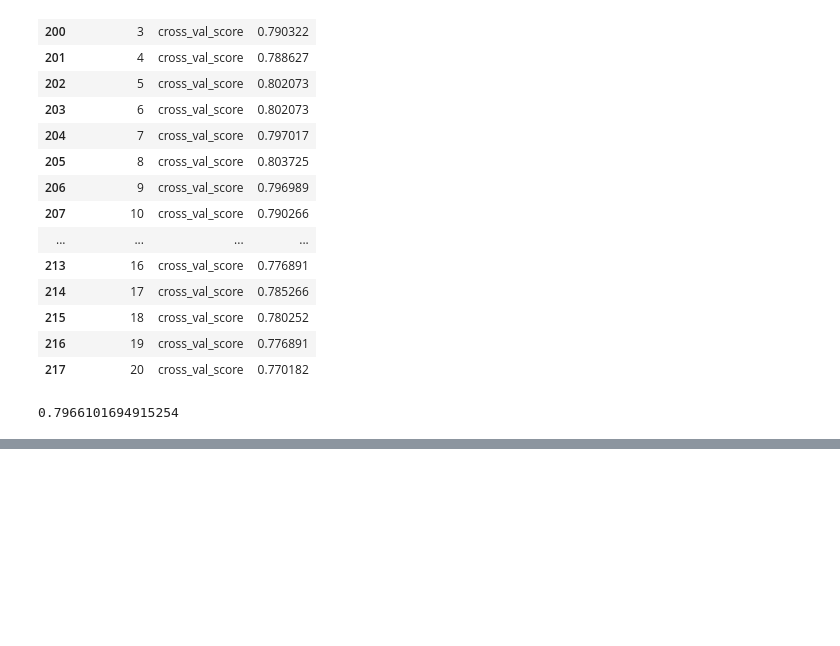
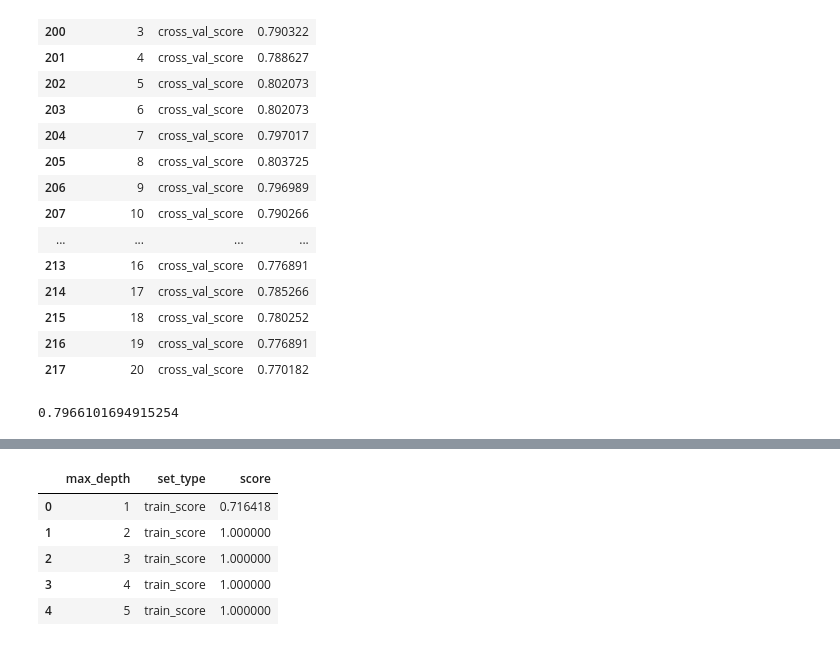
Before and after one commit to FlameDanita/DS-ML_courses, a Jupyter notebook: Введение в Data Science и машинное обучение/2. Решающие деревья/2.4 Обучение, переобучение, недообучение и кросвалидация.ipynb, the cells around one changed output, grey strips where cells are left out. Saved outputs shown, nothing was run; the diff lists cells and outputs as text; code cells hidden in the pictures; blank space fills up the shorter version.

```diff
--- a/Введение в Data Science и машинное обучение/2. Решающие деревья/2.4 Обучение, переобучение, недообучение и кросвалидация.ipynb
+++ b/Введение в Data Science и машинное обучение/2. Решающие деревья/2.4 Обучение, переобучение, недообучение и кросвалидация.ipynb
@@ -170,0 +268,11 @@ cross_val_score(clf, X_test, y_test, cv=5).mean()
+# %%
+scores_data_long = pd.melt(scores_data, id_vars=['max_depth'], value_vars=['train_score', 'test_score',],
+                var_name='set_type', value_name='score')
+scores_data_long.head()
+# %% [output]
+|  | max_depth | set_type | score |
+| 0 | 1 | train_score | 0.716418 |
+| 1 | 2 | train_score | 1.000000 |
+| 2 | 3 | train_score | 1.000000 |
+| 3 | 4 | train_score | 1.000000 |
+| 4 | 5 | train_score | 1.000000 |
```
Also changed, not shown: parts of 15 cells of this notebook, 3 other files.
